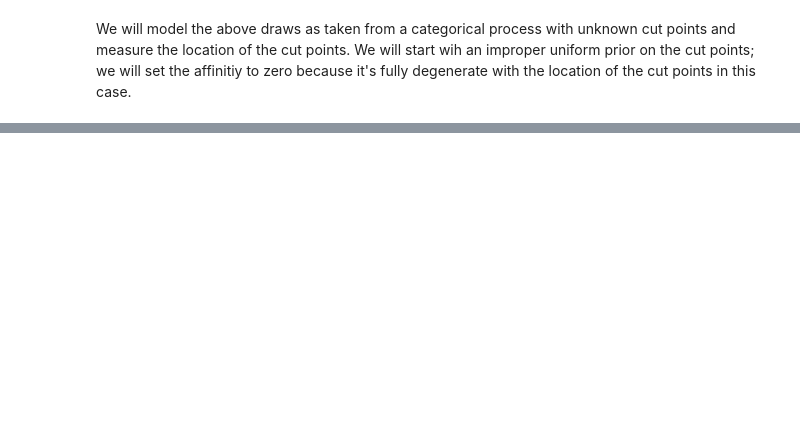
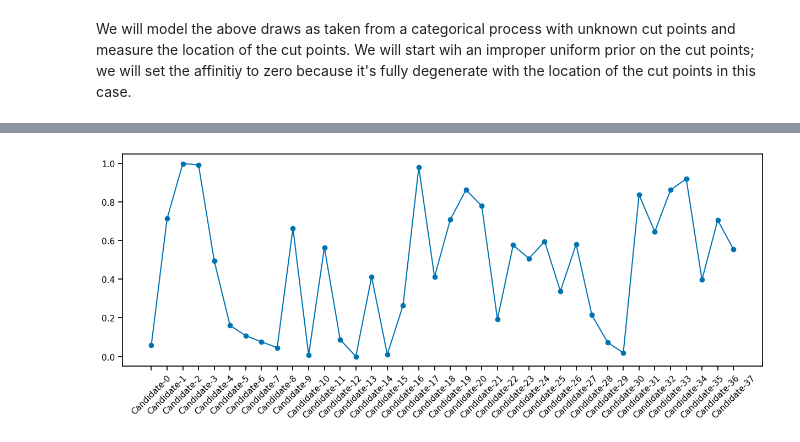
Before and after one commit to maxisi/ordinal-regression, a Jupyter notebook: gaussian_analysis.ipynb, the cells around one changed output, grey strips where cells are left out. Cells and saved outputs as stored; diff of their text form; code cells hidden in the pictures; blank space fills up the shorter version.

```diff
--- a/gaussian_analysis.ipynb
+++ b/gaussian_analysis.ipynb
@@ -461,0 +178,3 @@ Number of divergences: 0
+# %%
+fraction_above_median = np.apply_along_axis(lambda y: len(y[y > median_total_score])/len(y), 1, score_sum)
+sorted(zip(fraction_above_median, candidates), reverse=True)
@@ -461,0 +199,6 @@ Number of divergences: 0
+# %%
+plt.figure(figsize=(15, 5))
+plt.plot(candidates, fraction_above_median, 'o-')
+plt.xticks(rotation=45);
+# %% [output]
+[figure, added]
```
Also changed, not shown: parts of 60 cells of this notebook.
